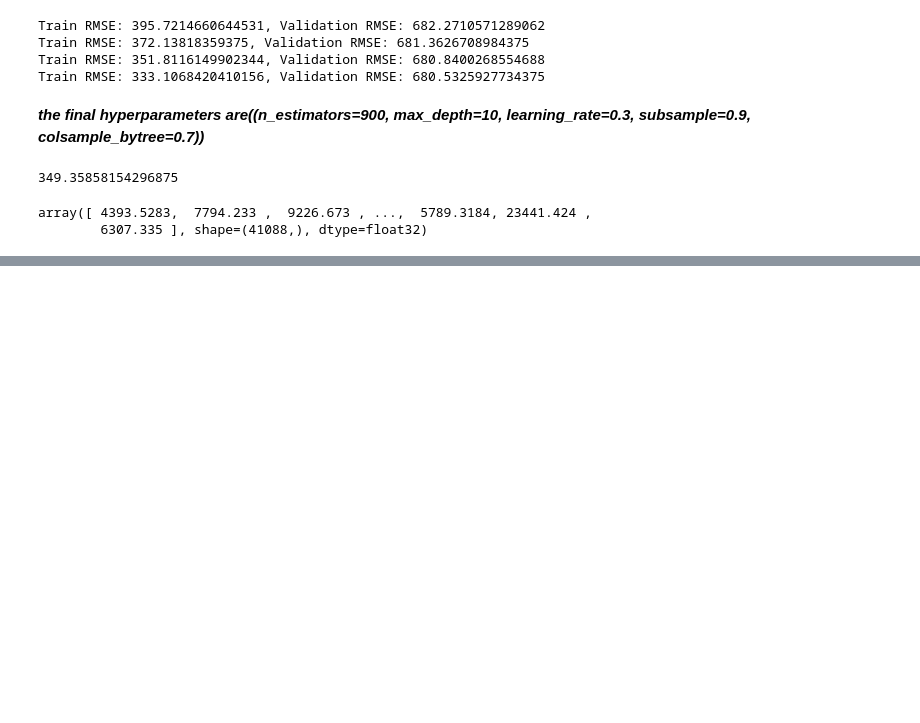
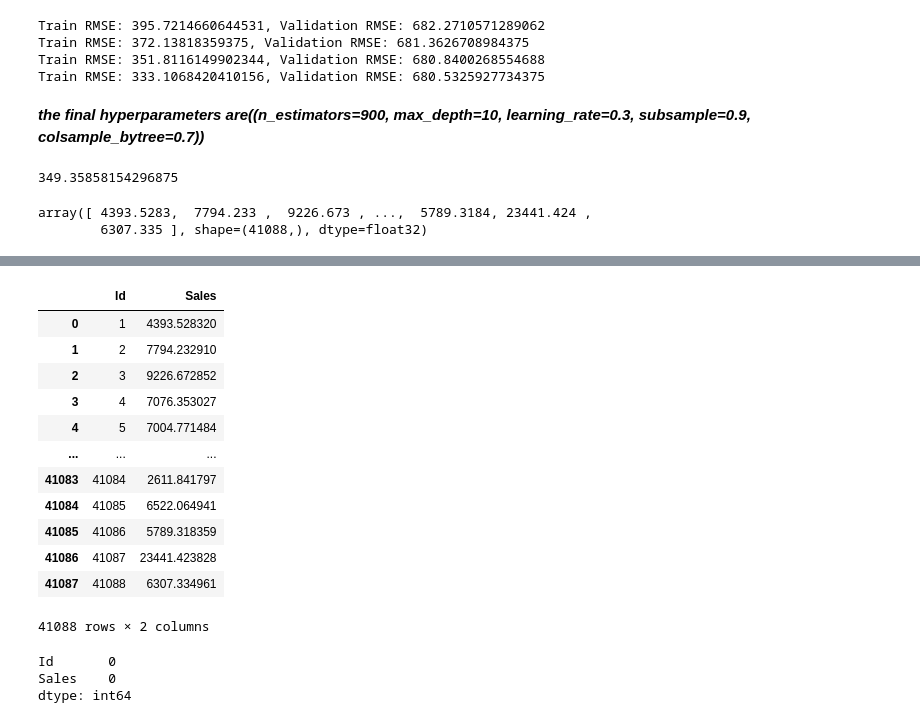
Before and after one commit to RohanVarmaP/machine-Learning, a Jupyter notebook: 5-Gradient-Boosting-Machines-XGboost/data-preparation.ipynb, the cells around one changed output, grey strips where cells are left out. Saved outputs shown, nothing was run; the diff lists cells and outputs as text; code cells hidden in the pictures; blank space fills up the shorter version.

```diff
--- a/5-Gradient-Boosting-Machines-XGboost/data-preparation.ipynb
+++ b/5-Gradient-Boosting-Machines-XGboost/data-preparation.ipynb
@@ -902,0 +922,23 @@ array([ 4393.5283,  7794.233 ,  9226.673 , ...,  5789.3184, 23441.424 ,
+# %%
+submissions_df['Sales']=test_preds
+submissions_df
+# %% [output]
+|  | Id | Sales |
+| 0 | 1 | 4393.528320 |
+| 1 | 2 | 7794.232910 |
+| 2 | 3 | 9226.672852 |
+| 3 | 4 | 7076.353027 |
+| 4 | 5 | 7004.771484 |
+| ... | ... | ... |
+| 41083 | 41084 | 2611.841797 |
+| 41084 | 41085 | 6522.064941 |
+| 41085 | 41086 | 5789.318359 |
+| 41086 | 41087 | 23441.423828 |
+| 41087 | 41088 | 6307.334961 |
+41088 rows × 2 columns
+# %%
+submissions_df.isna().sum()
+# %% [output]
+Id       0
+Sales    0
+dtype: int64
```
Also changed, not shown: parts of 5 cells of this notebook.
